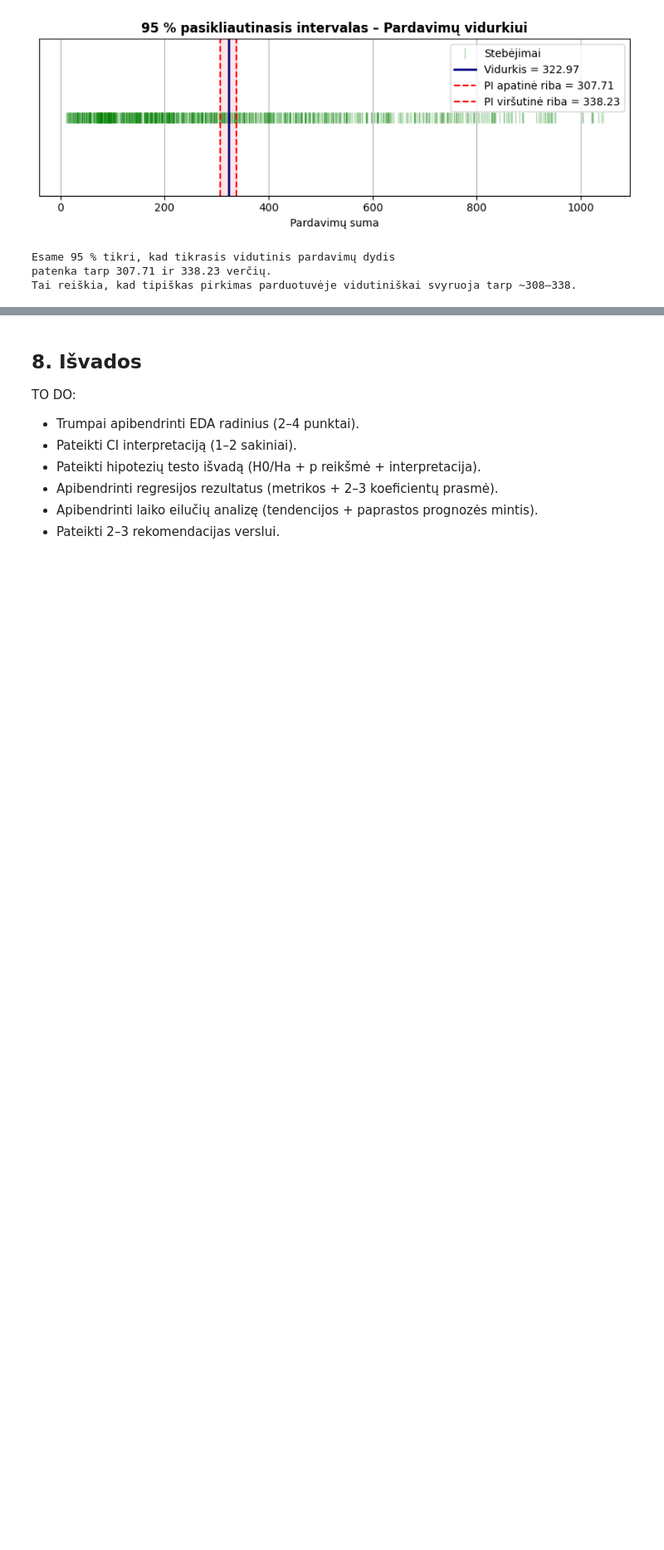
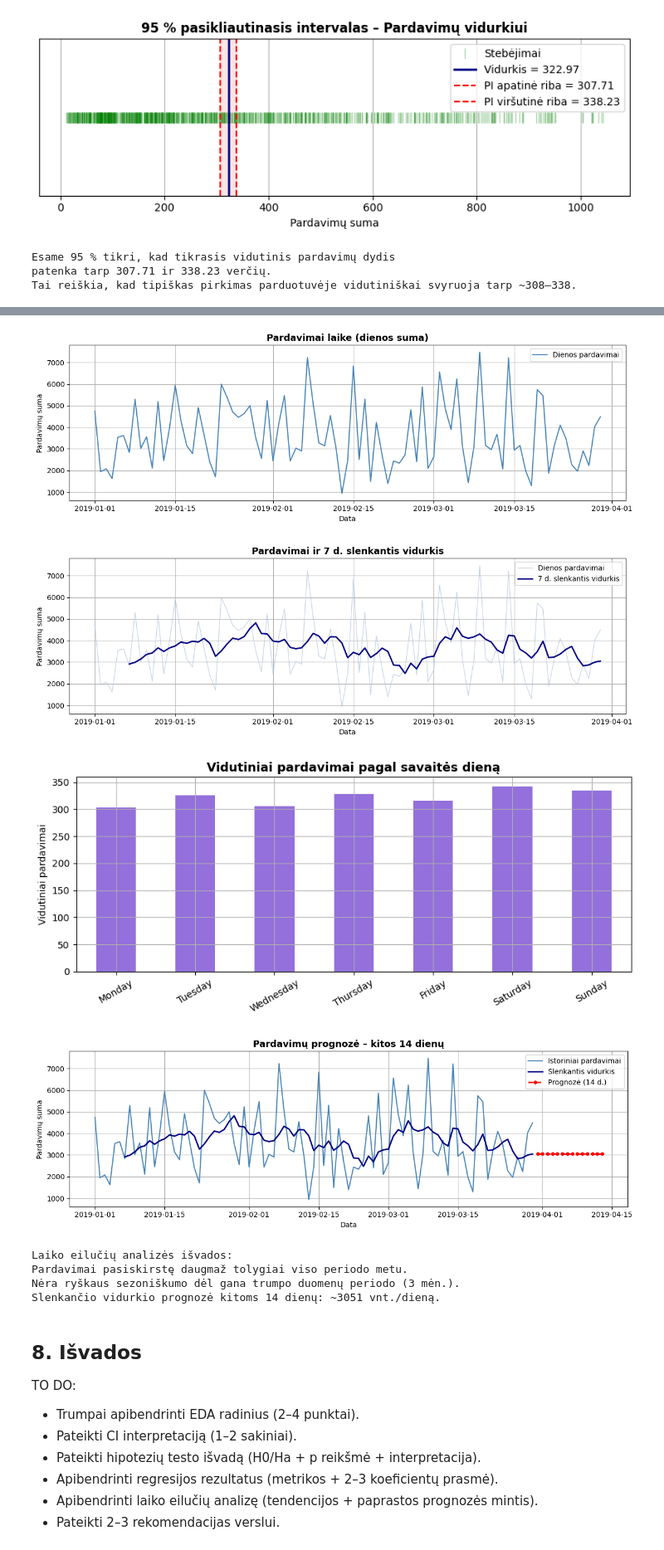
Before and after one commit to MigleSdc/BIT-kursai, a Jupyter notebook: 03_Python/Capstone Project_Supermarket_Sales.ipynb, the cells around one changed output, grey strips where cells are left out. Shown at 83% size. Drawn from its saved outputs; the diff is of its cells as text; code cells hidden in the pictures; blank space fills up the shorter version.

```diff
--- a/03_Python/Capstone Project_Supermarket_Sales.ipynb
+++ b/03_Python/Capstone Project_Supermarket_Sales.ipynb
@@ -577,0 +400,67 @@ Sudėtingų modelių nereikalaujama (ARIMA/Prophet nebūtini).
+# %%
+# Laiko eilutė: dienos pardavimų suma
+ts = df.groupby("Date")["Sales"].sum().sort_index()
+ts.index = pd.DatetimeIndex(ts.index)
+
+print("Laiko eilutė (pirmos/paskutinės 5 dienos):")
+print(pd.concat([ts.head(), ts.tail()]).to_frame())
+
+# Grafikas 1 – pardavimų dinamika
+fig, ax = plt.subplots(figsize=(12, 4))
+ax.plot(ts.index, ts.values, color="steelblue", linewidth=1.5, label="Dienos pardavimai")
+ax.set_title("Pardavimai laike (dienos suma)", fontsize=13, fontweight="bold")
+ax.set_xlabel("Data")
+ax.set_ylabel("Pardavimų suma")
+ax.legend()
+plt.tight_layout()
+plt.show()
+
+# Grafikas 2 – slenkantis vidurkis (7 d.)
+window = 7
+ts_ma = ts.rolling(window=window).mean()
+
+fig, ax = plt.subplots(figsize=(12, 4))
+ax.plot(ts.index, ts.values,    color="lightsteelblue", linewidth=1, alpha=0.7, label="Dienos pardavimai")
+ax.plot(ts_ma.index, ts_ma.values, color="navy", linewidth=2, label=f"{window} d. slenkantis vidurkis")
+ax.set_title("Pardavimai ir 7 d. slenkantis vidurkis", fontsize=13, fontweight="bold")
+ax.set_xlabel("Data")
+ax.set_ylabel("Pardavimų suma")
+ax.legend()
+plt.tight_layout()
+plt.show()
+
+# Grafikas 3 – pardavimai pagal savaitės dieną
+dow_order = ["Monday","Tuesday","Wednesday","Thursday","Friday","Saturday","Sunday"]
+df["DayOfWeek"] = pd.Categorical(df["Date"].dt.day_name(), categories=dow_order, ordered=True)
+dow_avg = df.groupby("DayOfWeek", observed=True)["Sales"].mean()
+
+fig, ax = plt.subplots(figsize=(9, 4))
+dow_avg.plot(kind="bar", color="mediumpurple", ax=ax)
+ax.set_title("Vidutiniai pardavimai pagal savaitės dieną", fontsize=13, fontweight="bold")
+ax.set_xlabel("")
+ax.set_ylabel("Vidutiniai pardavimai")
+ax.tick_params(axis='x', rotation=30)
+plt.tight_layout()
+plt.show()
+
+# Prognozė: kitos 14 dienų slenkančiu vidurkiu
+last_ma = ts_ma.dropna().iloc[-1]
+future_dates = pd.date_range(ts.index[-1] + pd.Timedelta(days=1), periods=14)
+forecast = pd.Series([last_ma] * 14, index=future_dates)
+
+fig, ax = plt.subplots(figsize=(12, 4))
+ax.plot(ts.index,      ts.values,       color="steelblue", linewidth=1.5, label="Istoriniai pardavimai")
+ax.plot(ts_ma.index,   ts_ma.values,    color="navy",      linewidth=2,   label="Slenkantis vidurkis")
+ax.plot(forecast.index, forecast.values, color="red", linestyle="--", linewidth=2, marker="o", markersize=4, label="Prognozė (14 d.)")
+ax.set_title("Pardavimų prognozė – kitos 14 dienų", fontsize=13, fontweight="bold")
+ax.set_xlabel("Data")
+ax.set_ylabel("Pardavimų suma")
+ax.legend()
+plt.tight_layout()
+plt.show()
+
+print("Laiko eilučių analizės išvados:")
+print("Pardavimai pasiskirstę daugmaž tolygiai viso periodo metu.")
+print("Nėra ryškaus sezoniškumo dėl gana trumpo duomenų periodo (3 mėn.).")
+print(f"Slenkančio vidurkio prognozė kitoms 14 dienų: ~{last_ma:.0f} vnt./dieną.")
+# %% [output]
@@ -578,3 +480,11 @@ Sudėtingų modelių nereikalaujama (ARIMA/Prophet nebūtini).
+[figure, added]
+[figure, added]
+[figure, added]
+[figure, added]
+Laiko eilučių analizės išvados:
+Pardavimai pasiskirstę daugmaž tolygiai viso periodo metu.
+Nėra ryškaus sezoniškumo dėl gana trumpo duomenų periodo (3 mėn.).
+Slenkančio vidurkio prognozė kitoms 14 dienų: ~3051 vnt./dieną.
 # %% [markdown]
 ## 8. Išvados
 
```
Also changed, not shown: parts of 20 cells of this notebook.
